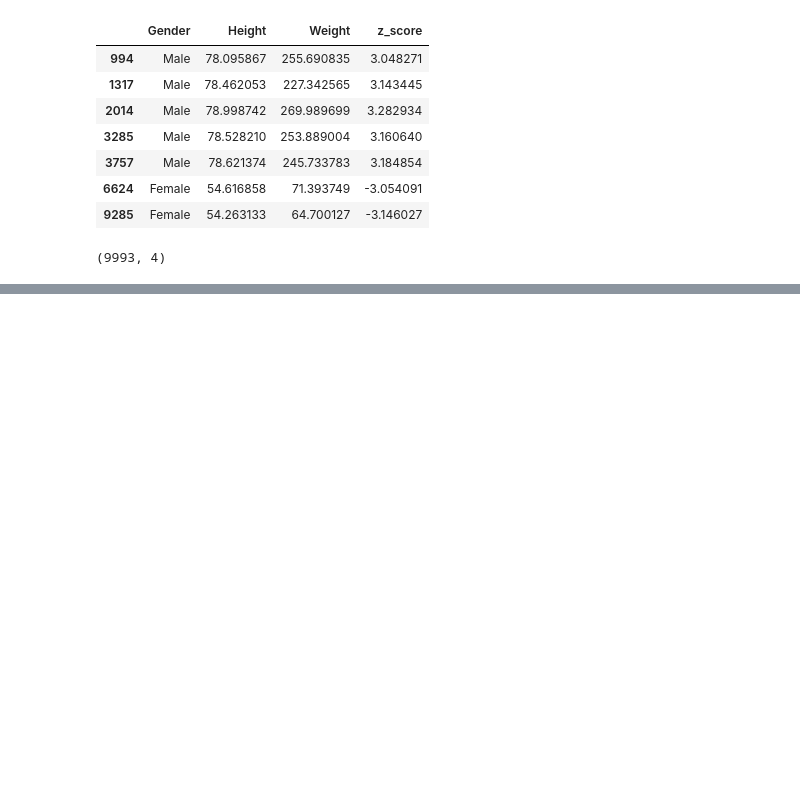
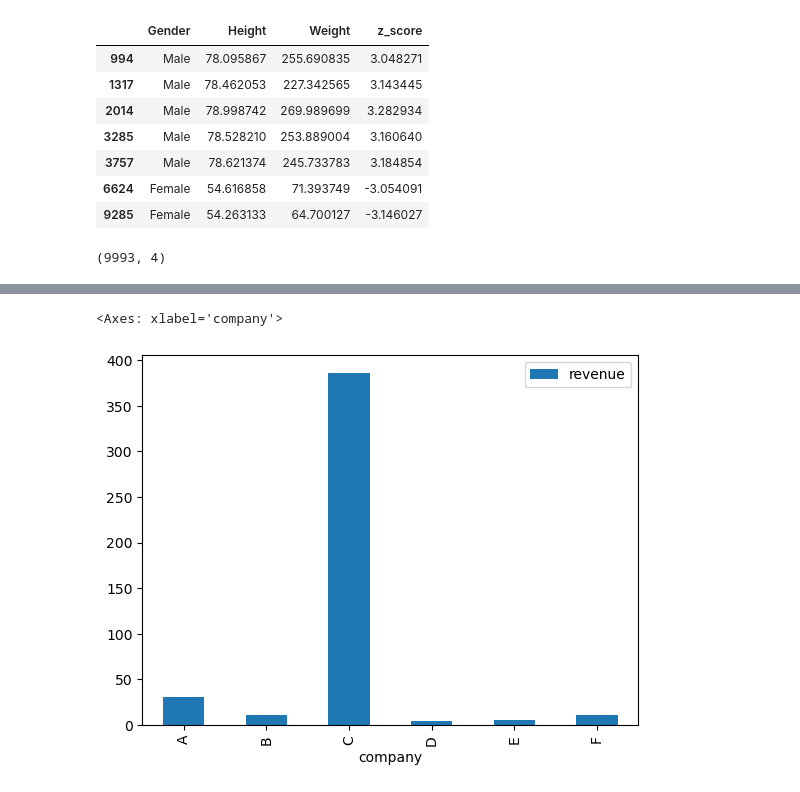
Before and after one commit to 8ad40n/Exploring-ML, a Jupyter notebook: Statistics for ML/statistics.ipynb, the cells around one changed output, grey strips where cells are left out. Saved outputs shown, nothing was run; the diff lists cells and outputs as text; code cells hidden in the pictures; blank space fills up the shorter version.

```diff
--- a/Statistics for ML/statistics.ipynb
+++ b/Statistics for ML/statistics.ipynb
@@ -240,0 +244,3 @@ df1_no_outlier.shape
+# %%
+df2 = pd.read_csv("revenue.csv")
+df2
@@ -240,0 +255,5 @@ df1_no_outlier.shape
+# %%
+df2.plot(x='company', y='revenue', kind='bar')
+# %% [output]
+<Axes: xlabel='company'>
+[figure, added]
```
Also changed, not shown: parts of 4 cells of this notebook, 1 other file.
